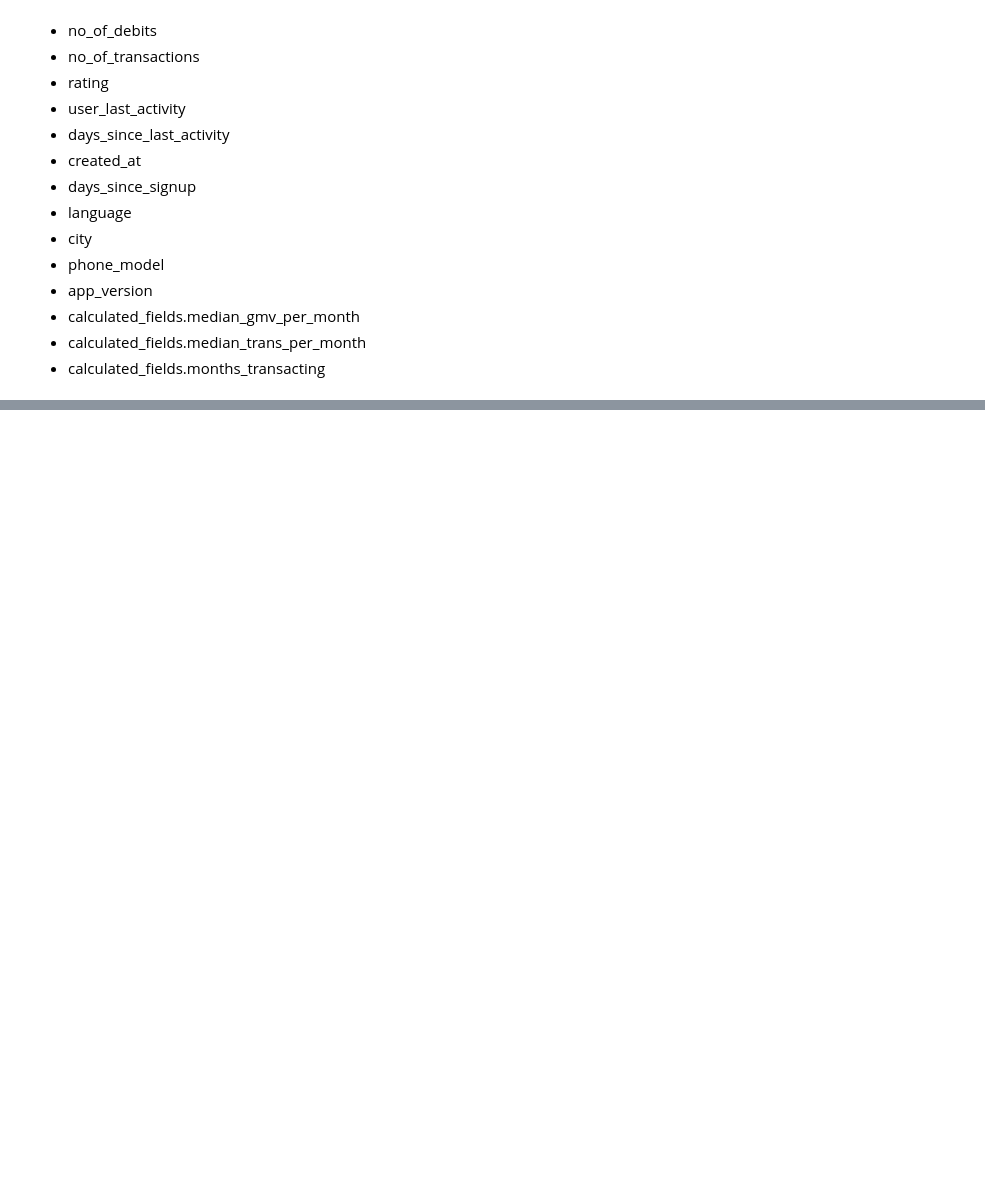
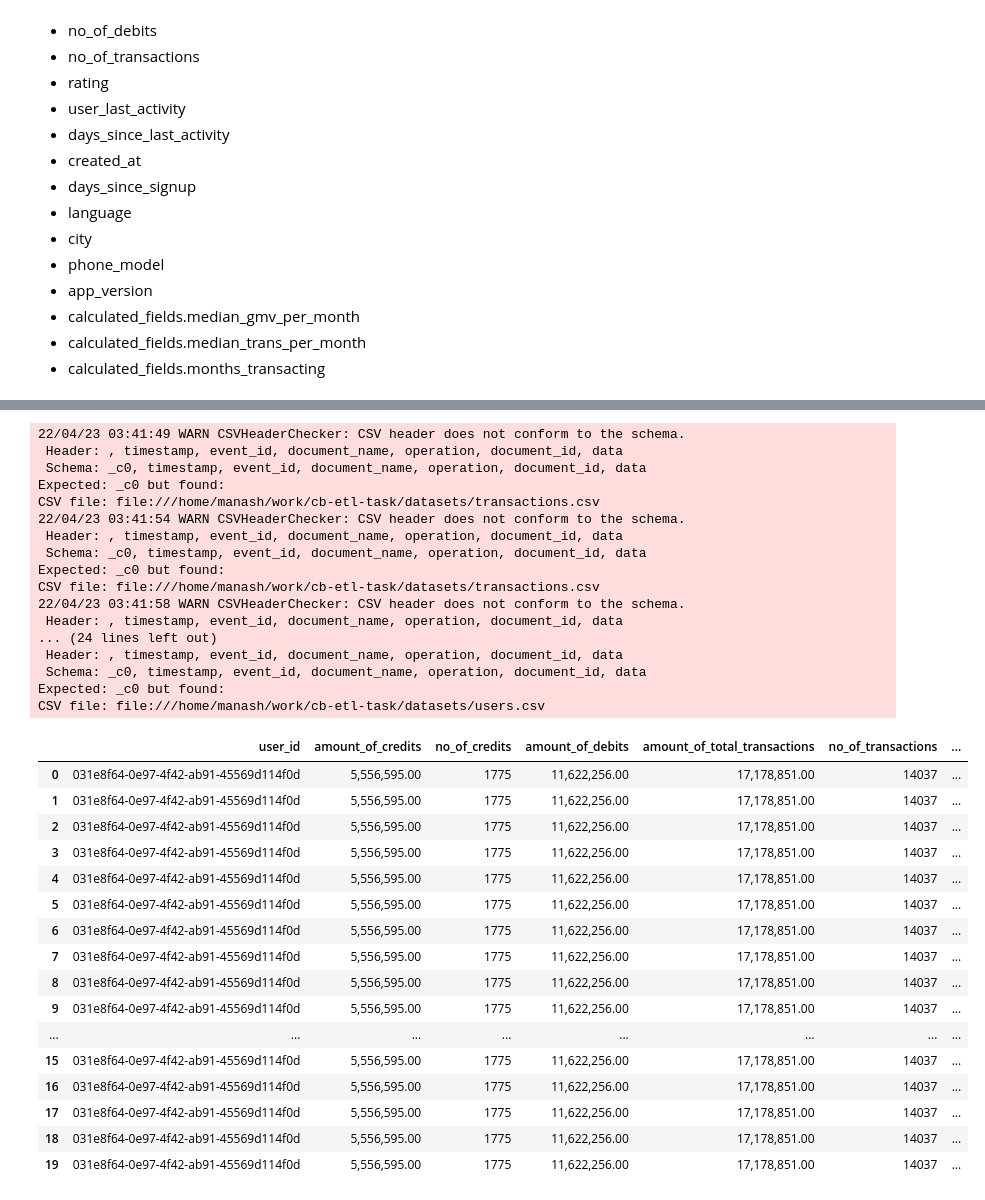
Before and after one commit to manashmandal/cb-etl-task, a Jupyter notebook: notebooks/Playground.ipynb, the cells around one changed output, grey strips where cells are left out. Cells and saved outputs as stored; diff of their text form; code cells hidden in the pictures; blank space fills up the shorter version.

```diff
--- a/notebooks/Playground.ipynb
+++ b/notebooks/Playground.ipynb
@@ -65,9 +65,13 @@ To adjust logging level use sc.setLogLevel(newLevel). For SparkR, use setLogLeve
 # %%
-datasets = glob("../datasets/*.csv")
+import os
 
-transaction_dataset = datasets[0]
-users_dataset = datasets[1]
-analytics_dataset = datasets[2]
+subpath = "../datasets"
+
+relative_path = lambda filepath: os.path.join(subpath, filepath)
+
+transaction_dataset = relative_path("transactions.csv")
+users_dataset = relative_path("users.csv")
+analytics_dataset = relative_path("analytics.csv")
 
 def read_csv(filepath):
     return spark.read.csv(filepath, quote='"', escape='"', header=True)
@@ -330,7 +388,7 @@ only showing top 20 rows
 # %%
 days_since_last_activity = user_last_activity.withColumn("user_last_activity", datediff(current_date(), col("user_last_activity"))).withColumnRenamed("user_last_activity", "days_since_last_activity")
 # %%
-created_at = df_user.select("user_id").withColumn("created_at", current_timestamp())
+created_at = df_user.select("user_id").dropDuplicates(["user_id"]).withColumn("created_at", current_timestamp())
 # %%
 days_since_signup = df_user.select("user_id", "data_user_signup_date__seconds").groupBy("user_id").agg({"data_user_signup_date__seconds": "min"}).withColumnRenamed("min(data_user_signup_date__seconds)", "signup_timestamp").withColumn("signup_timestamp", col("signup_timestamp").cast("timestamp").cast("date")).withColumn("days_since_signup", datediff(current_date(), col("signup_timestamp"))).select("user_id", "days_since_signup")
 # %%
@@ -438,0 +649,44 @@ only showing top 20 rows
+# %%
+amount_of_credits.dropDuplicates(["user_id"]).join(
+    no_of_credits, on="user_id", how="inner").join(
+    amount_of_debits, on="user_id", how="inner").join(
+    amount_of_total_transactions, on="user_id", how="inner").join(
+    no_of_transactions, on="user_id", how="inner").join(
+    rating, on="user_id", how="inner").join(
+    user_last_activity, on="user_id", how="inner").join(
+    created_at, on="user_id", how="inner").limit(20).toPandas().head(20)
+# %% [output]
+22/04/23 03:41:49 WARN CSVHeaderChecker: CSV header does not conform to the schema.
+ Header: , timestamp, event_id, document_name, operation, document_id, data
+ Schema: _c0, timestamp, event_id, document_name, operation, document_id, data
+Expected: _c0 but found:
+CSV file: file:///home/manash/work/cb-etl-task/datasets/transactions.csv
+22/04/23 03:41:54 WARN CSVHeaderChecker: CSV header does not conform to the schema.
+ Header: , timestamp, event_id, document_name, operation, document_id, data
+ Schema: _c0, timestamp, event_id, document_name, operation, document_id, data
+Expected: _c0 but found:
+CSV file: file:///home/manash/work/cb-etl-task/datasets/transactions.csv
+22/04/23 03:41:58 WARN CSVHeaderChecker: CSV header does not conform to the schema.
+ Header: , timestamp, event_id, document_name, operation, document_id, data
+... (24 lines left out)
+ Header: , timestamp, event_id, document_name, operation, document_id, data
+ Schema: _c0, timestamp, event_id, document_name, operation, document_id, data
+Expected: _c0 but found:
+CSV file: file:///home/manash/work/cb-etl-task/datasets/users.csv
+|  | user_id | amount_of_credits | no_of_credits | amount_of_debits | amount_of_total_transactions | no_of_transactions | ... |
+| 0 | 031e8f64-0e97-4f42-ab91-45569d114f0d | 5,556,595.00 | 1775 | 11,622,256.00 | 17,178,851.00 | 14037 | ... |
+| 1 | 031e8f64-0e97-4f42-ab91-45569d114f0d | 5,556,595.00 | 1775 | 11,622,256.00 | 17,178,851.00 | 14037 | ... |
+| 2 | 031e8f64-0e97-4f42-ab91-45569d114f0d | 5,556,595.00 | 1775 | 11,622,256.00 | 17,178,851.00 | 14037 | ... |
+| 3 | 031e8f64-0e97-4f42-ab91-45569d114f0d | 5,556,595.00 | 1775 | 11,622,256.00 | 17,178,851.00 | 14037 | ... |
+| 4 | 031e8f64-0e97-4f42-ab91-45569d114f0d | 5,556,595.00 | 1775 | 11,622,256.00 | 17,178,851.00 | 14037 | ... |
+| 5 | 031e8f64-0e97-4f42-ab91-45569d114f0d | 5,556,595.00 | 1775 | 11,622,256.00 | 17,178,851.00 | 14037 | ... |
+| 6 | 031e8f64-0e97-4f42-ab91-45569d114f0d | 5,556,595.00 | 1775 | 11,622,256.00 | 17,178,851.00 | 14037 | ... |
+| 7 | 031e8f64-0e97-4f42-ab91-45569d114f0d | 5,556,595.00 | 1775 | 11,622,256.00 | 17,178,851.00 | 14037 | ... |
+| 8 | 031e8f64-0e97-4f42-ab91-45569d114f0d | 5,556,595.00 | 1775 | 11,622,256.00 | 17,178,851.00 | 14037 | ... |
+| 9 | 031e8f64-0e97-4f42-ab91-45569d114f0d | 5,556,595.00 | 1775 | 11,622,256.00 | 17,178,851.00 | 14037 | ... |
+| ... | ... | ... | ... | ... | ... | ... | ... |
+| 15 | 031e8f64-0e97-4f42-ab91-45569d114f0d | 5,556,595.00 | 1775 | 11,622,256.00 | 17,178,851.00 | 14037 | ... |
+| 16 | 031e8f64-0e97-4f42-ab91-45569d114f0d | 5,556,595.00 | 1775 | 11,622,256.00 | 17,178,851.00 | 14037 | ... |
+| 17 | 031e8f64-0e97-4f42-ab91-45569d114f0d | 5,556,595.00 | 1775 | 11,622,256.00 | 17,178,851.00 | 14037 | ... |
+| 18 | 031e8f64-0e97-4f42-ab91-45569d114f0d | 5,556,595.00 | 1775 | 11,622,256.00 | 17,178,851.00 | 14037 | ... |
+| 19 | 031e8f64-0e97-4f42-ab91-45569d114f0d | 5,556,595.00 | 1775 | 11,622,256.00 | 17,178,851.00 | 14037 | ... |
```
Also changed, not shown: parts of 26 cells of this notebook, 21 other files.
